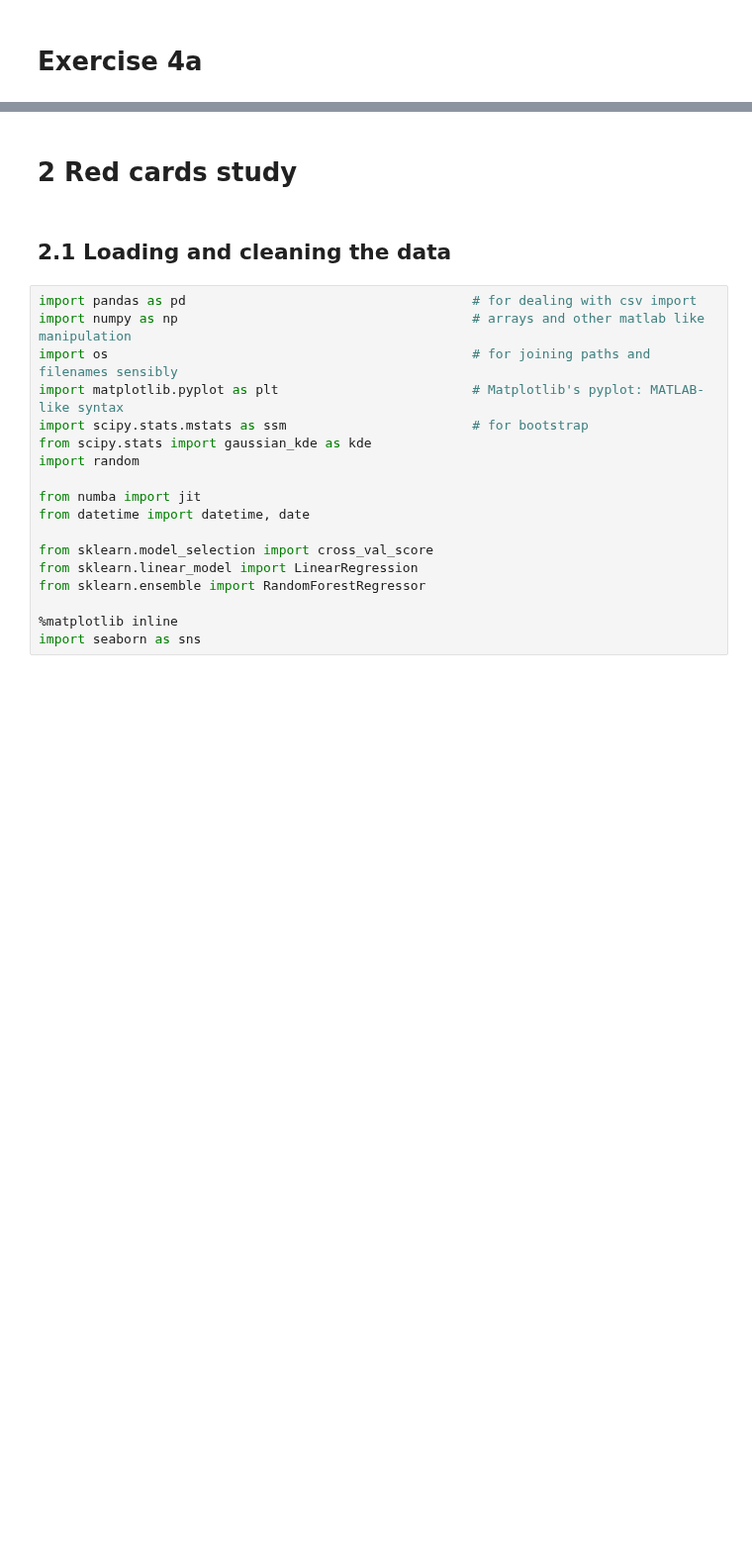
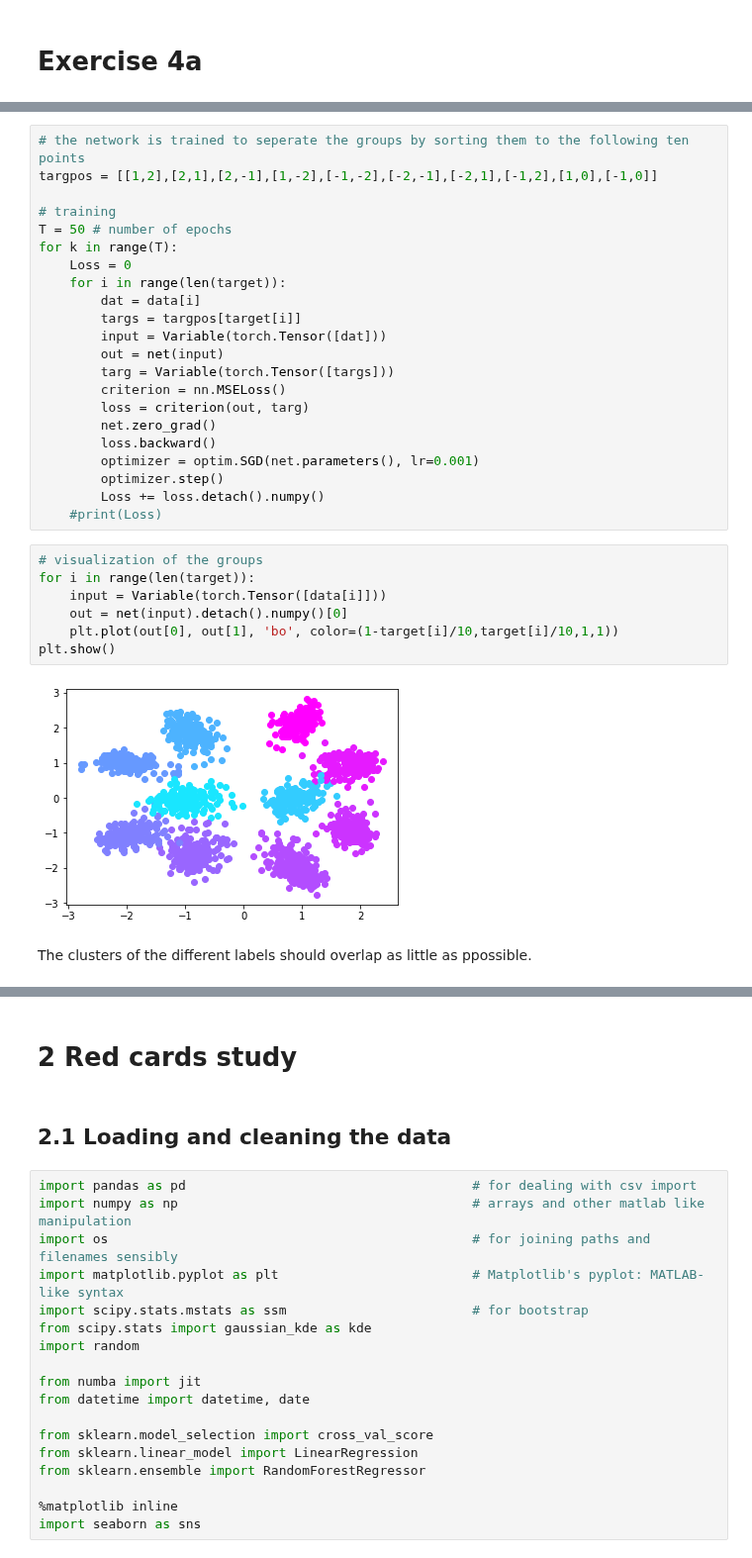
Before and after one commit to kdidi99/ml_fundamentals_hd, a Jupyter notebook: red-cards.ipynb, the cells around one changed output, grey strips where cells are left out. Shown at 99% size. Cells and saved outputs as stored; diff of their text form; blank space fills up the shorter version.

```diff
--- a/red-cards.ipynb
+++ b/red-cards.ipynb
@@ -4,0 +206,33 @@
+# %%
+# the network is trained to seperate the groups by sorting them to the following ten points
+targpos = [[1,2],[2,1],[2,-1],[1,-2],[-1,-2],[-2,-1],[-2,1],[-1,2],[1,0],[-1,0]]
+
+# training
+T = 50 # number of epochs
+for k in range(T):
+    Loss = 0
+    for i in range(len(target)):
+        dat = data[i]
+        targs = targpos[target[i]]
+        input = Variable(torch.Tensor([dat]))
+        out = net(input)
+        targ = Variable(torch.Tensor([targs]))
+        criterion = nn.MSELoss()
+        loss = criterion(out, targ)
+        net.zero_grad()
+        loss.backward()
+        optimizer = optim.SGD(net.parameters(), lr=0.001)
+        optimizer.step()
+        Loss += loss.detach().numpy()
+    #print(Loss)
+# %%
+# visualization of the groups
+for i in range(len(target)):
+    input = Variable(torch.Tensor([data[i]]))
+    out = net(input).detach().numpy()[0]
+    plt.plot(out[0], out[1], 'bo', color=(1-target[i]/10,target[i]/10,1,1))
+plt.show()
+# %% [output]
+[figure, added]
+# %% [markdown]
+The clusters of the different labels should overlap as little as ppossible.
```
Also changed, not shown: parts of 22 cells of this notebook.
